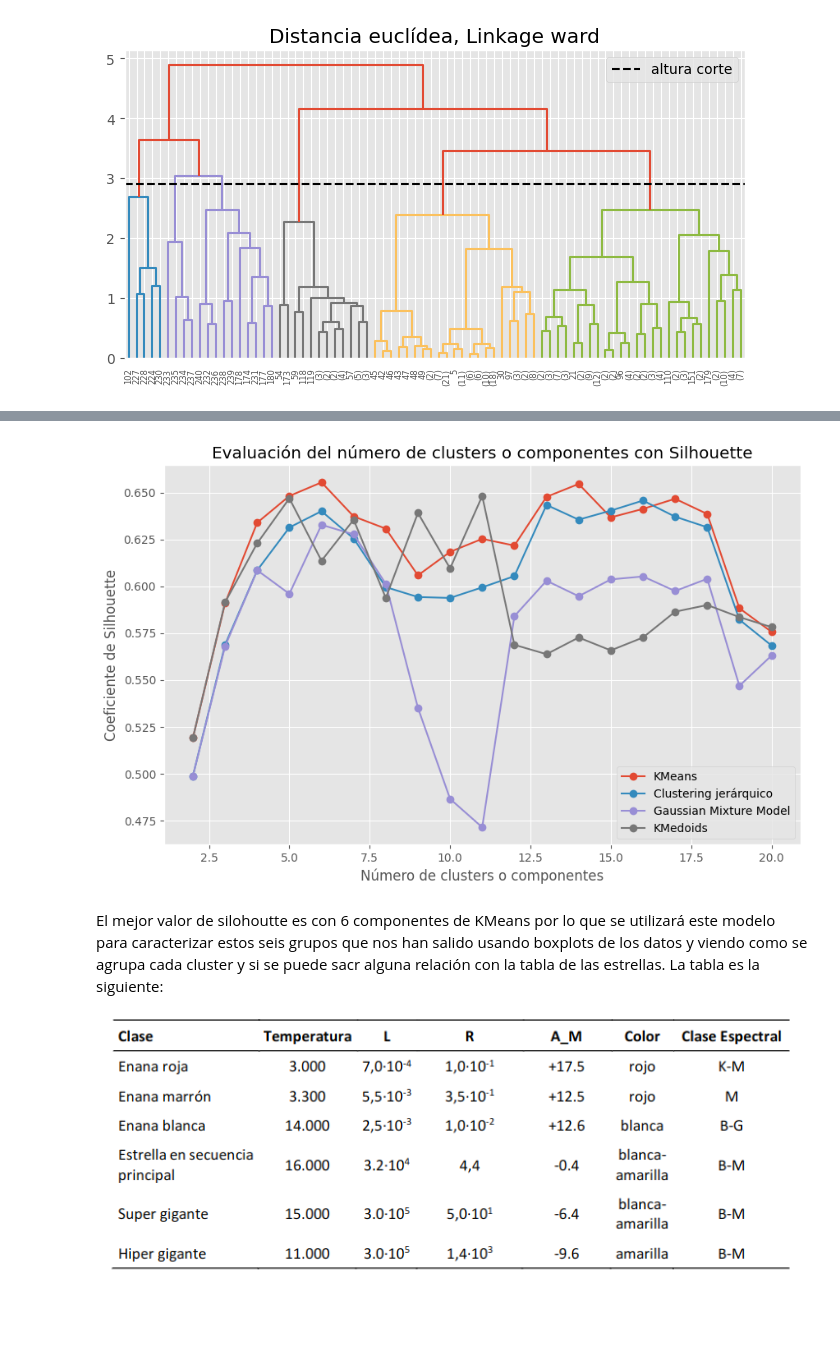
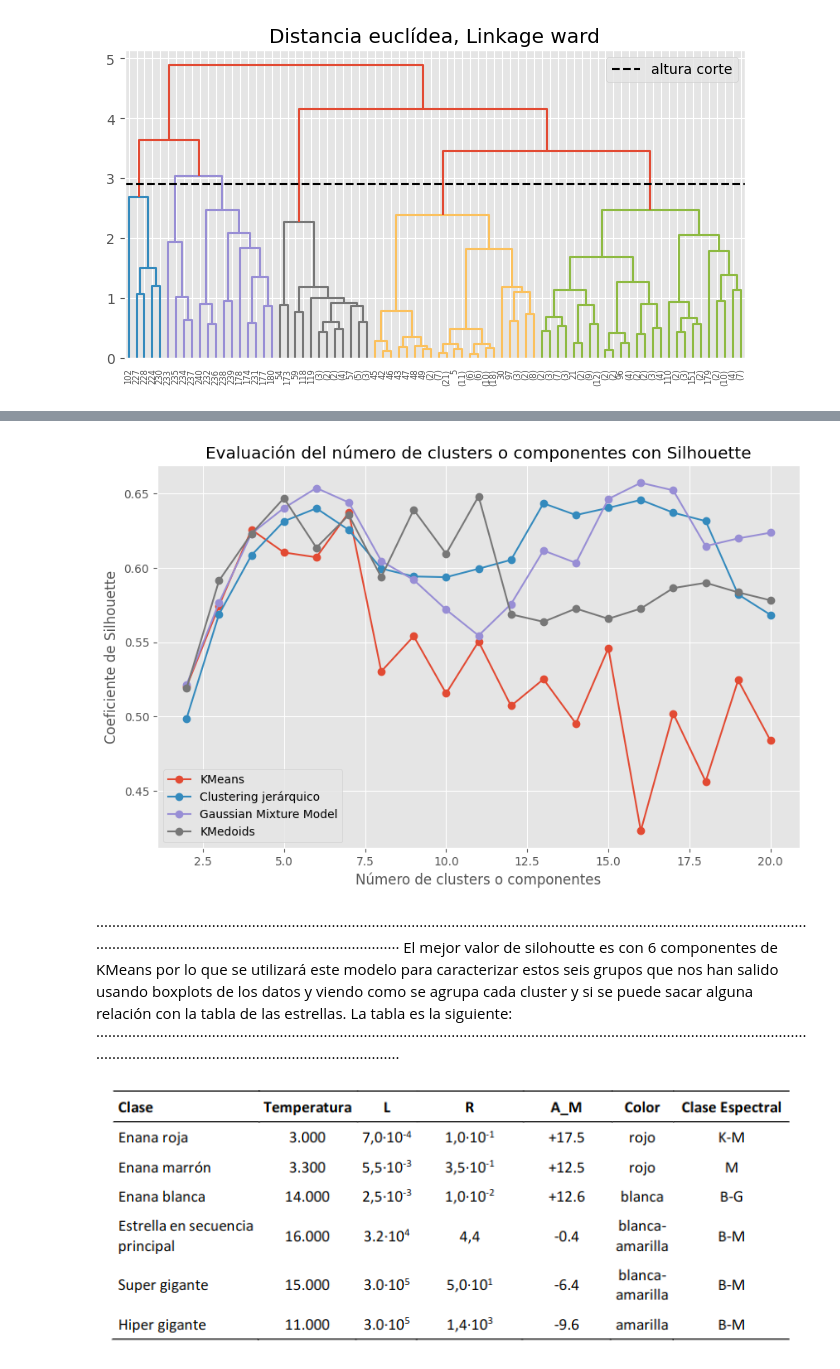
Before and after one commit to NathaliaMoniz/GRUPO09_Practica2, a Jupyter notebook: Practica.ipynb, the cells around one changed output, grey strips where cells are left out. Drawn from its saved outputs; the diff is of its cells as text; code cells hidden in the pictures; blank space fills up the shorter version.

Commit message:
esto estría
Co-authored-by: Nathalia Moniz Cordova <100471979@users.noreply.github.com>

```diff
--- a/Practica.ipynb
+++ b/Practica.ipynb
@@ -811,7 +812,7 @@ Probamos el metodo con el K recomendado por el indicador de silohoutte.
 ·········································································································································································································································································
 # %%
 # Ejecutar K-Medoids con tus datos X_trans
-modelo_kmedoids = KMedoids(n_clusters=6, random_state=23, method='pam')
+modelo_kmedoids = KMedoids(n_clusters=5, random_state=23, method='pam')
 modelo_kmedoids.fit(X=X_trans)
 y_predict = modelo_kmedoids.predict(X=X_trans)
 # %% [markdown]
@@ -871,0 +897,11 @@ GaussianMixture(n_components=6, random_state=23)
+# %%
+# Modelo
+# ==============================================================================
+# Inicializar y ajustar el modelo KMeans
+kmeans = KMeans(n_clusters=6, init='k-means++')
+kmeans.fit(X_trans)
+initial_means = kmeans.cluster_centers_
+
+# Inicializar y ajustar el modelo GMM usando los centroides de KMeans como inicialización
+modelo_gmm = GaussianMixture(n_components=6, covariance_type='full', means_init=initial_means)
+modelo_gmm.fit(X_trans)
@@ -1049,11 +1093,11 @@ Dado que los modelos GMM son modelos probabilísticos, se puede recurrir a métr
 ······························································································································································································································································
 # %%
-n_components = range(1, 15)
+n_components = range(1, 30)
 valores_bic = []
 valores_aic = []
 
 for i in n_components:
-    modelo = GaussianMixture(n_components=i, covariance_type="full")
+    modelo = GaussianMixture(n_components=i, covariance_type="tied")
     modelo = modelo.fit(X_trans)
     valores_bic.append(modelo.bic(X_trans))
     valores_aic.append(modelo.aic(X_trans))
@@ -1302,45 +1408,48 @@ silhouette_scores_kmedoids = []
 # Itera sobre el rango de números de clusters o componentes
 for n in n_range:
     # Ajusta el modelo KMeans
-    modelo_kmeans = KMeans(n_clusters=n, n_init=25, random_state=23)
-    cluster_labels_kmeans = modelo_kmeans.fit_predict(X_trans)
+    modelo_kmeans = KMeansP(n_clusters=n)
+    modelo_kmeans = KMeansP(n_clusters=n).fit(X=X_trans)
+    cluster_labels_kmeans = modelo_kmeans.predict(X=X_trans)
     silhouette_avg_kmeans = silhouette_score(X_trans, cluster_labels_kmeans)
     silhouette_scores_kmeans.append(silhouette_avg_kmeans)
 
     # Ajusta el modelo de clustering jerárquico
-    modelo_hclust = AgglomerativeClustering(n_clusters=n)
+    modelo_hclust = AgglomerativeClustering(linkage='ward',n_clusters=n)
     cluster_labels_hclust = modelo_hclust.fit_predict(X_trans)
     silhouette_avg_hclust = silhouette_score(X_trans, cluster_labels_hclust)
     silhouette_scores_hclust.append(silhouette_avg_hclust)
 
     # Ajusta el modelo de mezcla gaussiana
-    modelo_gmm = GaussianMixture(n_components=n, covariance_type='full', random_state=23)
+    modelo_gmm = GaussianMixture(n_components=n, covariance_type='tied', random_state=23)
     cluster_labels_gmm = modelo_gmm.fit_predict(X_trans)
     silhouette_avg_gmm = silhouette_score(X_trans, cluster_labels_gmm)
     silhouette_scores_gmm.append(silhouette_avg_gmm)
 
     # Ajusta el modelo KMedoids
     modelo_kmedoids = KMedoids(n_clusters=n, random_state=23, method='pam')
     cluster_labels_kmedoids = modelo_kmedoids.fit_predict(X_trans)
     silhouette_avg_kmedoids = silhouette_score(X_trans, cluster_labels_kmedoids)
     silhouette_scores_kmedoids.append(silhouette_avg_kmedoids)
 
 # Grafica los valores de Silhouette en función del número de clusters o componentes para cada modelo
 plt.figure(figsize=(10, 6))
 plt.plot(n_range, silhouette_scores_kmeans, marker='o', label='KMeans')
 plt.plot(n_range, silhouette_scores_hclust, marker='o', label='Clustering jerárquico')
 plt.plot(n_range, silhouette_scores_gmm, marker='o', label='Gaussian Mixture Model')
 plt.plot(n_range, silhouette_scores_kmedoids, marker='o', label='KMedoids')
 plt.xlabel('Número de clusters o componentes')
 plt.ylabel('Coeficiente de Silhouette')
 plt.title('Evaluación del número de clusters o componentes con Silhouette')
 plt.legend()
 plt.grid(True)
 plt.show()
 # %% [output]
-[figure, old version]
+[figure, new version]
 # %% [markdown]
-El mejor valor de silohoutte es con 6 componentes de KMeans por lo que se utilizará este modelo para caracterizar estos seis grupos que nos han salido usando boxplots de los datos y viendo como se agrupa cada cluster y si se puede sacr alguna relación con la tabla de las estrellas. La tabla es la siguiente:
+······························································································································································································································································
+El mejor valor de silohoutte es con 6 componentes de KMeans por lo que se utilizará este modelo para caracterizar estos seis grupos que nos han salido usando boxplots de los datos y viendo como se agrupa cada cluster y si se puede sacar alguna relación con la tabla de las estrellas. La tabla es la siguiente:
+······························································································································································································································································
 # %%
 from IPython.display import display, Image
 
```
Also changed, not shown: parts of 76 cells of this notebook.
